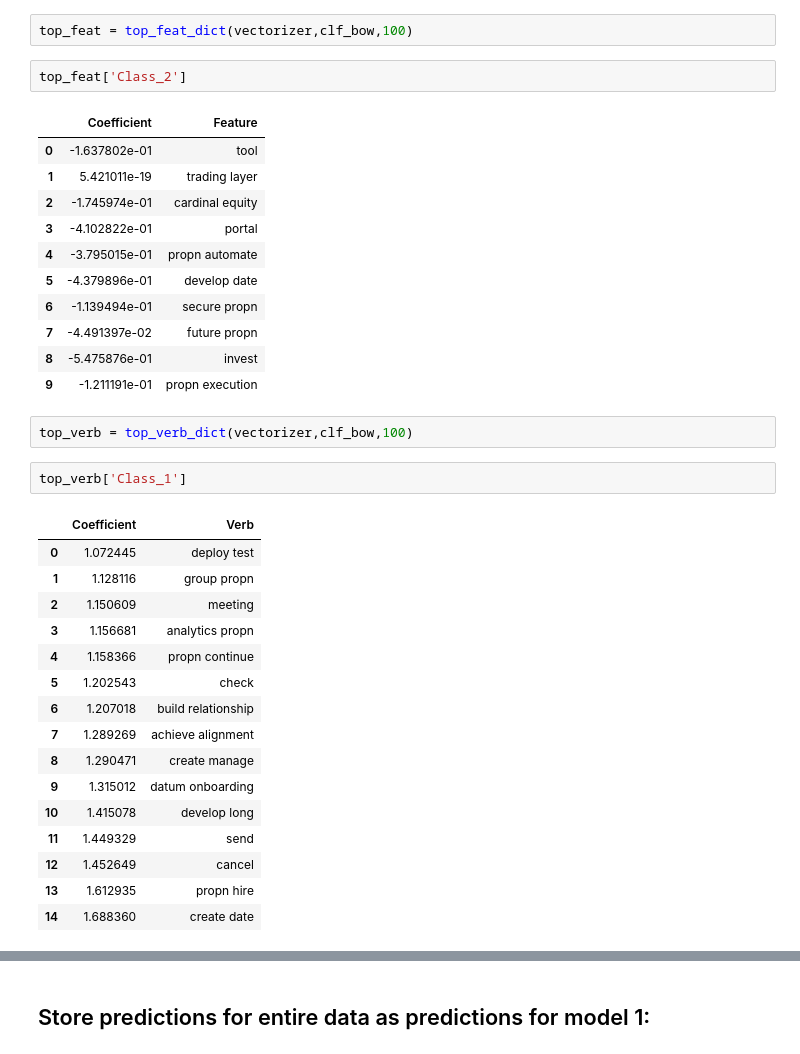
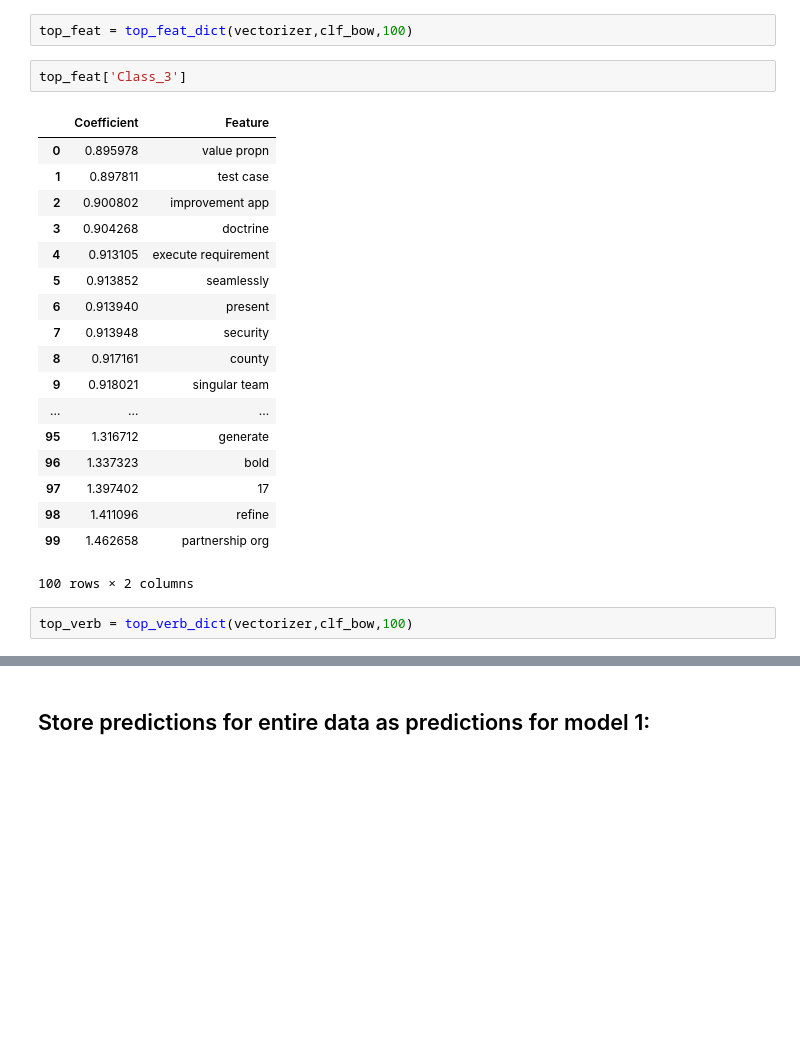
Before and after one commit to marleneguraieb/Insight_project, a Jupyter notebook: CrossLead_pred_model.ipynb, the cells around one changed output, grey strips where cells are left out. Saved outputs shown, nothing was run; the diff lists cells and outputs as text; blank space fills up the shorter version.

```diff
--- a/CrossLead_pred_model.ipynb
+++ b/CrossLead_pred_model.ipynb
@@ -485,40 +490,28 @@ None
 # %%
 top_feat = top_feat_dict(vectorizer,clf_bow,100)
 # %%
-top_feat['Class_2']
+top_feat['Class_3']
 # %% [output]
 |  | Coefficient | Feature |
-| 0 | -1.637802e-01 | tool |
-| 1 | 5.421011e-19 | trading layer |
-| 2 | -1.745974e-01 | cardinal equity |
-| 3 | -4.102822e-01 | portal |
-| 4 | -3.795015e-01 | propn automate |
-| 5 | -4.379896e-01 | develop date |
-| 6 | -1.139494e-01 | secure propn |
-| 7 | -4.491397e-02 | future propn |
-| 8 | -5.475876e-01 | invest |
-| 9 | -1.211191e-01 | propn execution |
+| 0 | 0.895978 | value propn |
+| 1 | 0.897811 | test case |
+| 2 | 0.900802 | improvement app |
+| 3 | 0.904268 | doctrine |
+| 4 | 0.913105 | execute requirement |
+| 5 | 0.913852 | seamlessly |
+| 6 | 0.913940 | present |
+| 7 | 0.913948 | security |
+| 8 | 0.917161 | county |
+| 9 | 0.918021 | singular team |
+| ... | ... | ... |
+| 95 | 1.316712 | generate |
+| 96 | 1.337323 | bold |
+| 97 | 1.397402 | 17 |
+| 98 | 1.411096 | refine |
+| 99 | 1.462658 | partnership org |
+100 rows × 2 columns
 # %%
 top_verb = top_verb_dict(vectorizer,clf_bow,100)
-# %%
-top_verb['Class_1']
-# %% [output]
-|  | Coefficient | Verb |
-| 0 | 1.072445 | deploy test |
-| 1 | 1.128116 | group propn |
-| 2 | 1.150609 | meeting |
-| 3 | 1.156681 | analytics propn |
-| 4 | 1.158366 | propn continue |
-| 5 | 1.202543 | check |
-| 6 | 1.207018 | build relationship |
-| 7 | 1.289269 | achieve alignment |
-| 8 | 1.290471 | create manage |
-| 9 | 1.315012 | datum onboarding |
-| 10 | 1.415078 | develop long |
-| 11 | 1.449329 | send |
-| 12 | 1.452649 | cancel |
-| 13 | 1.612935 | propn hire |
-| 14 | 1.688360 | create date |
 # %%
 print("----------------------------------------------------------------------------------------------")
 print("Accuracy score: ",accuracy_score(labels_test, preds_bow))
```
Also changed, not shown: parts of 27 cells of this notebook.
